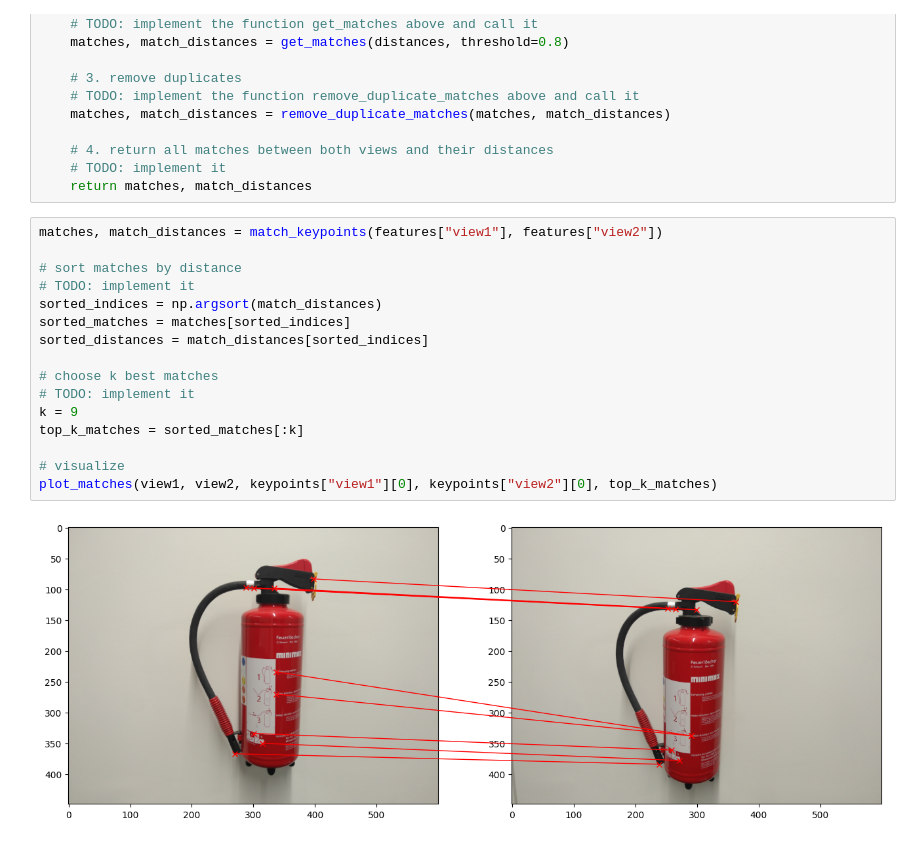
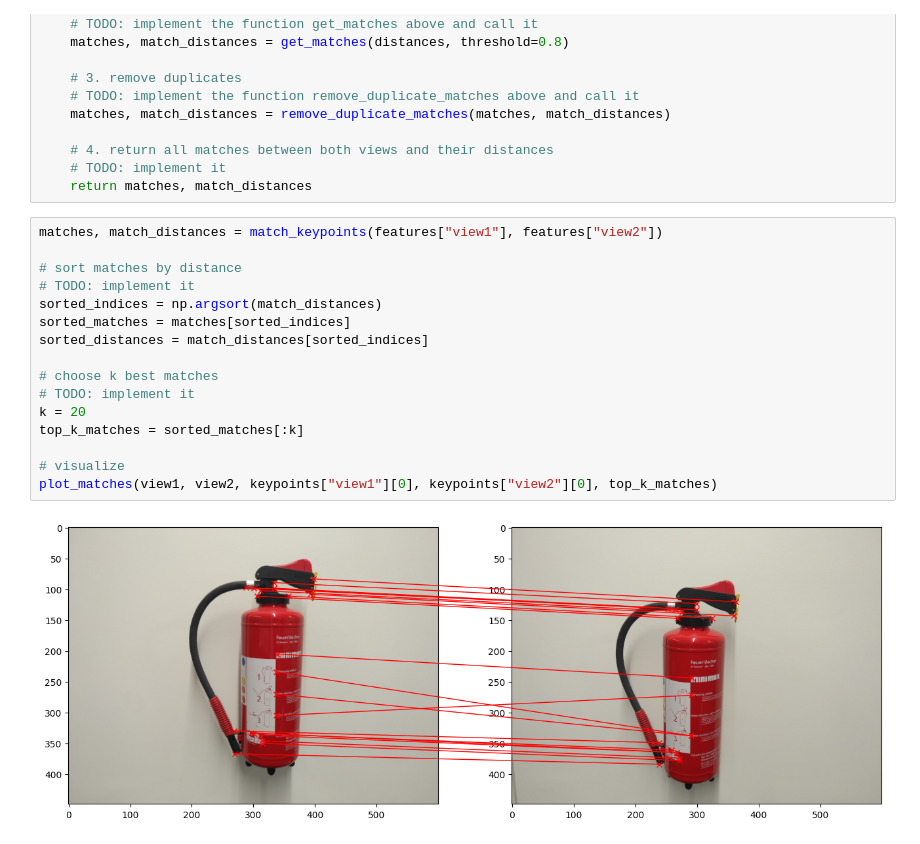
Before and after one commit to HeyuanChi/3dcv-students-24ws, a Jupyter notebook: 4.0-tl-feature-matching.ipynb, the cells around one changed output. Drawn from its saved outputs; the diff is of its cells as text.

```diff
--- a/4.0-tl-feature-matching.ipynb
+++ b/4.0-tl-feature-matching.ipynb
@@ -609,18 +573,18 @@ def match_keypoints(features_view1, features_view2, threshold=0.7):
 # %%
 matches, match_distances = match_keypoints(features["view1"], features["view2"])
 
 # sort matches by distance
 # TODO: implement it
 sorted_indices = np.argsort(match_distances)
 sorted_matches = matches[sorted_indices]
 sorted_distances = match_distances[sorted_indices]
 
 # choose k best matches
 # TODO: implement it
-k = 9
+k = 20
 top_k_matches = sorted_matches[:k]
 
 # visualize
 plot_matches(view1, view2, keypoints["view1"][0], keypoints["view2"][0], top_k_matches)
 # %% [output]
-[figure, old version]
+[figure, new version]
```
Also changed, not shown: parts of 5 cells of this notebook.
